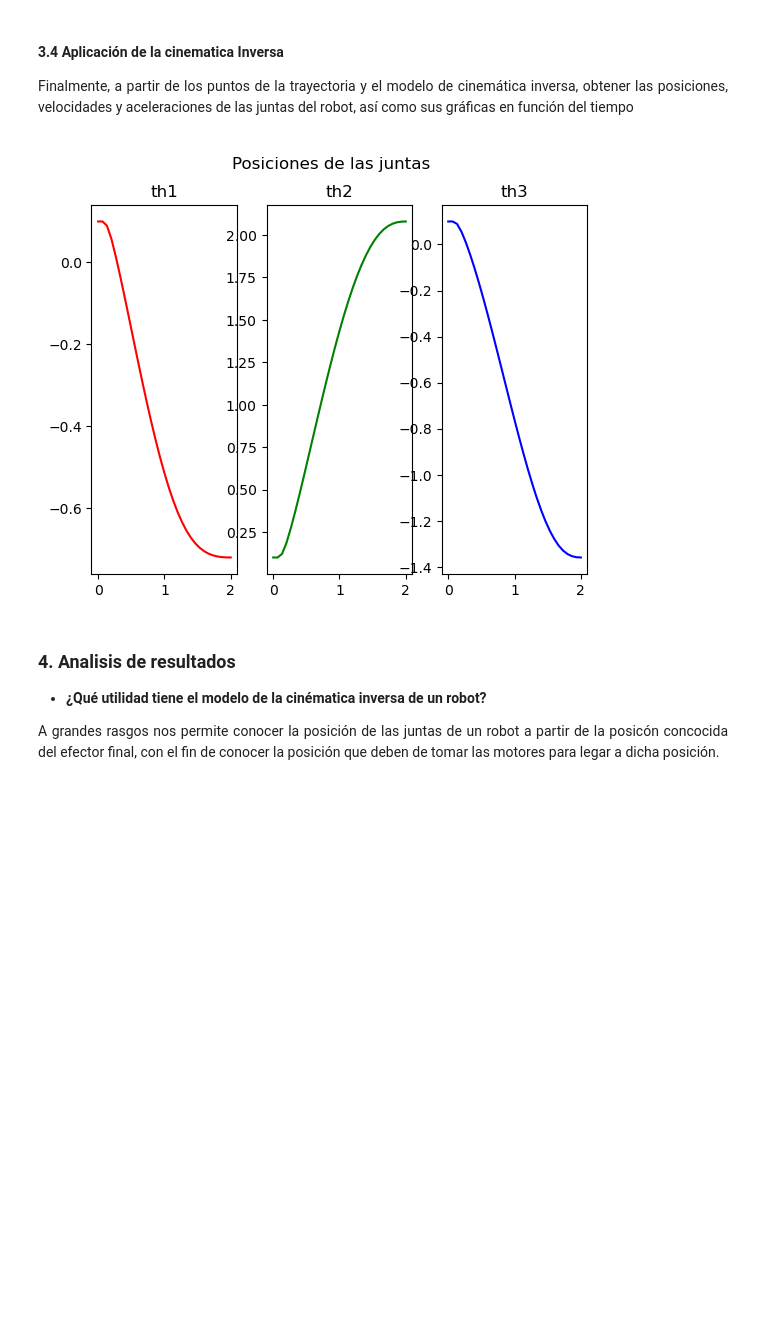
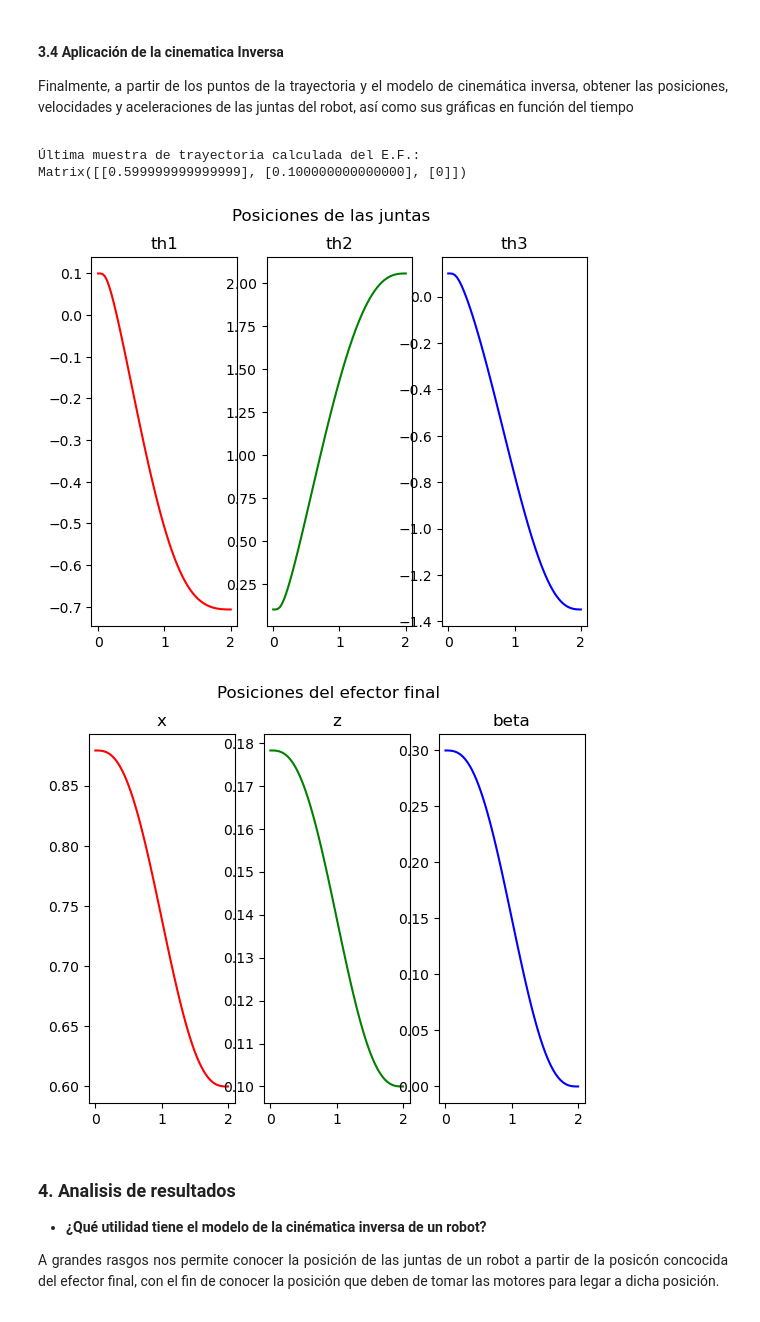
Before and after one commit to ParisMinero/DesmitificandoRobotica, a Jupyter notebook: practica2/practica2.ipynb, the cells around one changed output. Drawn from its saved outputs; the diff is of its cells as text; code cells hidden in the pictures; blank space fills up the shorter version.

```diff
--- a/practica2/practica2.ipynb
+++ b/practica2/practica2.ipynb
@@ -245,21 +273,75 @@ Finalmente, a partir de los puntos de la trayectoria y el modelo de cinemática
 
 </div>
 # %%
+# Definición del método para desplegar gráficamente el espacio cartesiano/operacional (Efector Final)
+def imp_tray(self):
+    # plt.subplots() crea una ventana (fig) y la divide en subgráficas.
+    # Se genera 1 fila y 3 columnas, asignando cada espacio a x_g, z_g y be_g respectivamente.
+    fig, (x_g, z_g, be_g) = plt.subplots(nrows = 1, ncols = 3)
+
+    # fig.suptitle() coloca un título principal centrado en la parte superior de toda la ventana
+    fig.suptitle("Posiciones del efector final")
+
+    # .set_title() le asigna un título individual a cada una de las 3 subgráficas
+    x_g.set_title("x")
+    z_g.set_title("z")
+    be_g.set_title("beta")
+
+    # Se plotean los datos: .plot(Eje_X, Eje_Y, color)
+    # Se usa .T (Transpuesta) en las matrices para alinear las dimensiones de los datos y que matplotlib los entienda.
+    # Gráfica 1: Tiempo vs Posición X (renglón 0 de xi_m) en color rojo
+    x_g.plot(self.t_m.T,  self.xi_m[0, :].T, color="RED")
+
+    # Gráfica 2: Tiempo vs Posición Z (renglón 1 de xi_m) en color verde
+    z_g.plot(self.t_m.T,  self.xi_m[1, :].T, color="green")
+
+    # Gráfica 3: Tiempo vs Orientación Beta (renglón 2 de xi_m) en color azul (formato RGB: 0,0,1)
+    be_g.plot(self.t_m.T, self.xi_m[2, :].T, color=(0,0,1))
+
+    # Comando obligatorio para renderizar la ventana y mostrar las gráficas en pantalla (o en el Jupyter Notebook)
+    plt.show()
+
+# Definición del método para desplegar gráficamente el espacio articular (movimiento de las juntas)
 def imp_junt(self):
+    # plt.subplots() genera la ventana principal (fig) y la divide en 3 espacios (1 fila y 3 columnas).
+    # Cada espacio se asigna a las variables th1_g, th2_g y th3_g para controlarlos individualmente.
     fig, (th1_g, th2_g, th3_g) = plt.subplots(nrows = 1, ncols = 3)
+
+    # fig.suptitle() establece el título principal que abarca toda la ventana de gráficos
     fig.suptitle("Posiciones de las juntas")
+
+    # .set_title() asigna un título específico a cada subgráfica para identificar qué junta se está mostrando
     th1_g.set_title("th1")
     th2_g.set_title("th2")
     th3_g.set_title("th3")
+
+    # Se plotean los datos usando .plot(Eje_X, Eje_Y, color)
+    # Al igual que en la gráfica anterior, usamos .T (Transpuesta) para que los vectores se alineen correctamente.
+    # Gráfica 1: Tiempo vs Ángulo de la Junta 1 (renglón 0 de la matriz th_m) en color rojo
     th1_g.plot(self.t_m.T,  self.th_m[0, :].T, color="RED")
+
+    # Gráfica 2: Tiempo vs Ángulo de la Junta 2 (renglón 1 de la matriz th_m) en color verde
     th2_g.plot(self.t_m.T,  self.th_m[1, :].T, color="green")
+
+    # Gráfica 3: Tiempo vs Ángulo de la Junta 3 (renglón 2 de la matriz th_m) en color azul (formato RGB: 0,0,1)
     th3_g.plot(self.t_m.T,  self.th_m[2, :].T, color=(0,0,1))
+
+    # Renderiza la figura y la muestra en la pantalla
     plt.show()
 
 Robot.imp_junt = imp_junt
+Robot.imp_tray = imp_tray
+
+robot.def_tray()
+robot.cinematica_inversa()
+
 robot.imp_junt() # Muestra gráficas de las juntas mediante cinemática inversa
+robot.imp_tray() # Muestra gráficas del efector final
 # %% [output]
+Última muestra de trayectoria calculada del E.F.:
+Matrix([[0.599999999999999], [0.100000000000000], [0]])
-[figure, old version]
+[figure, new version]
+[figure, added]
 # %% [markdown]
 <div style="text-align: justify;">
 
```
Also changed, not shown: parts of 3 cells of this notebook.
